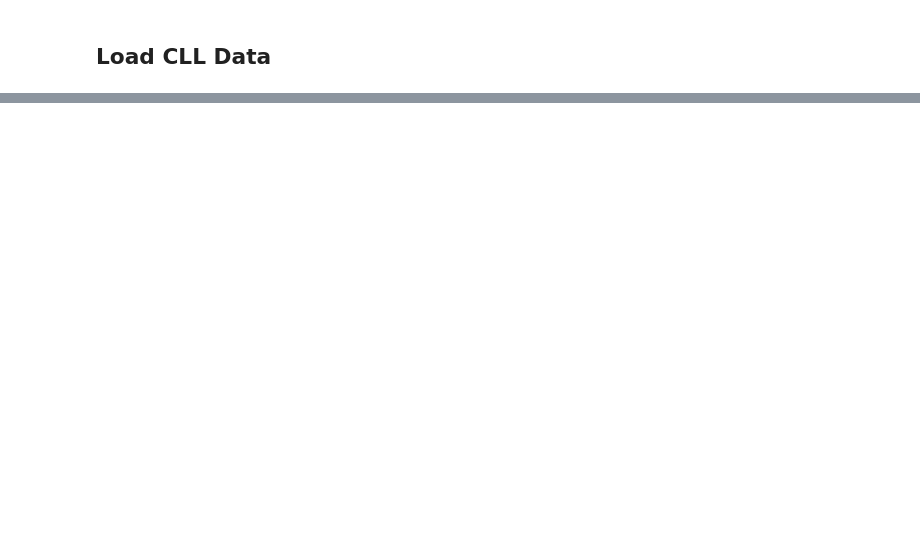
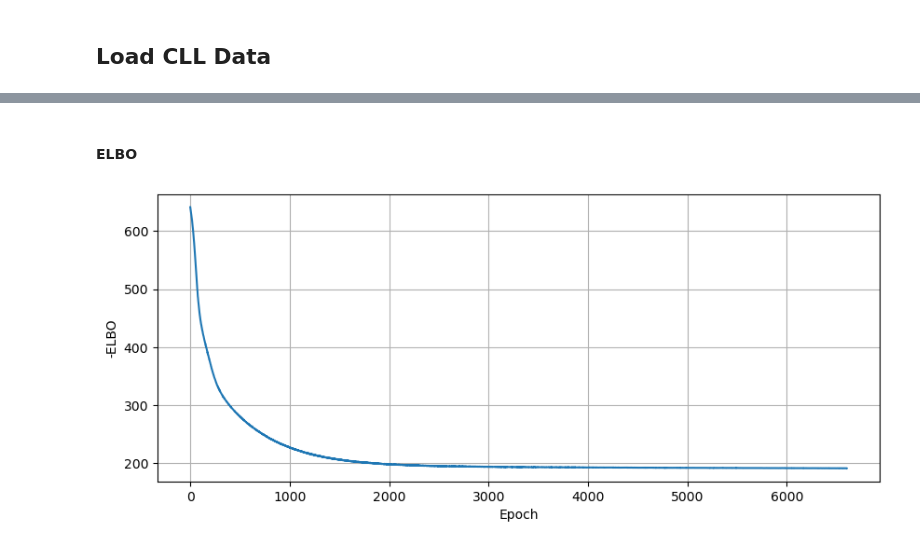
Before and after one commit to bioFAM/cellij-notebooks, a Jupyter notebook: notebooks/example_multi_view.ipynb, the cells around one changed output, grey strips where cells are left out. Drawn from its saved outputs; the diff is of its cells as text; code cells hidden in the pictures; blank space fills up the shorter version.

```diff
--- a/notebooks/example_multi_view.ipynb
+++ b/notebooks/example_multi_view.ipynb
@@ -64,0 +77,10 @@ lined_heatmap(
+# %% [markdown]
+#### ELBO
+# %%
+fig, ax = plt.subplots(1, 1, figsize=(10, 4))
+plt.plot(model.train_loss_elbo)
+plt.xlabel("Epoch")
+plt.ylabel("-ELBO")
+plt.grid(True)
+# %% [output]
+[figure, added]
```
Also changed, not shown: parts of 16 cells of this notebook.
